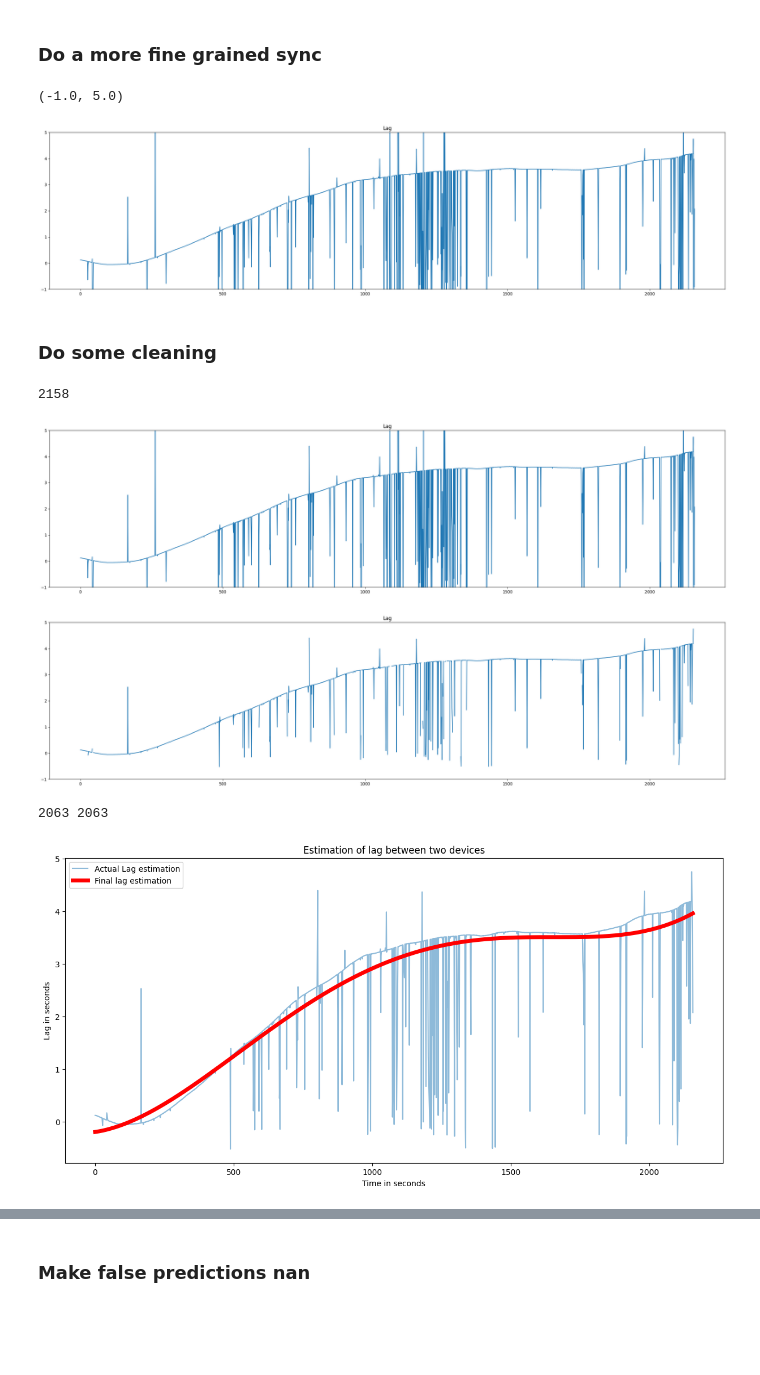
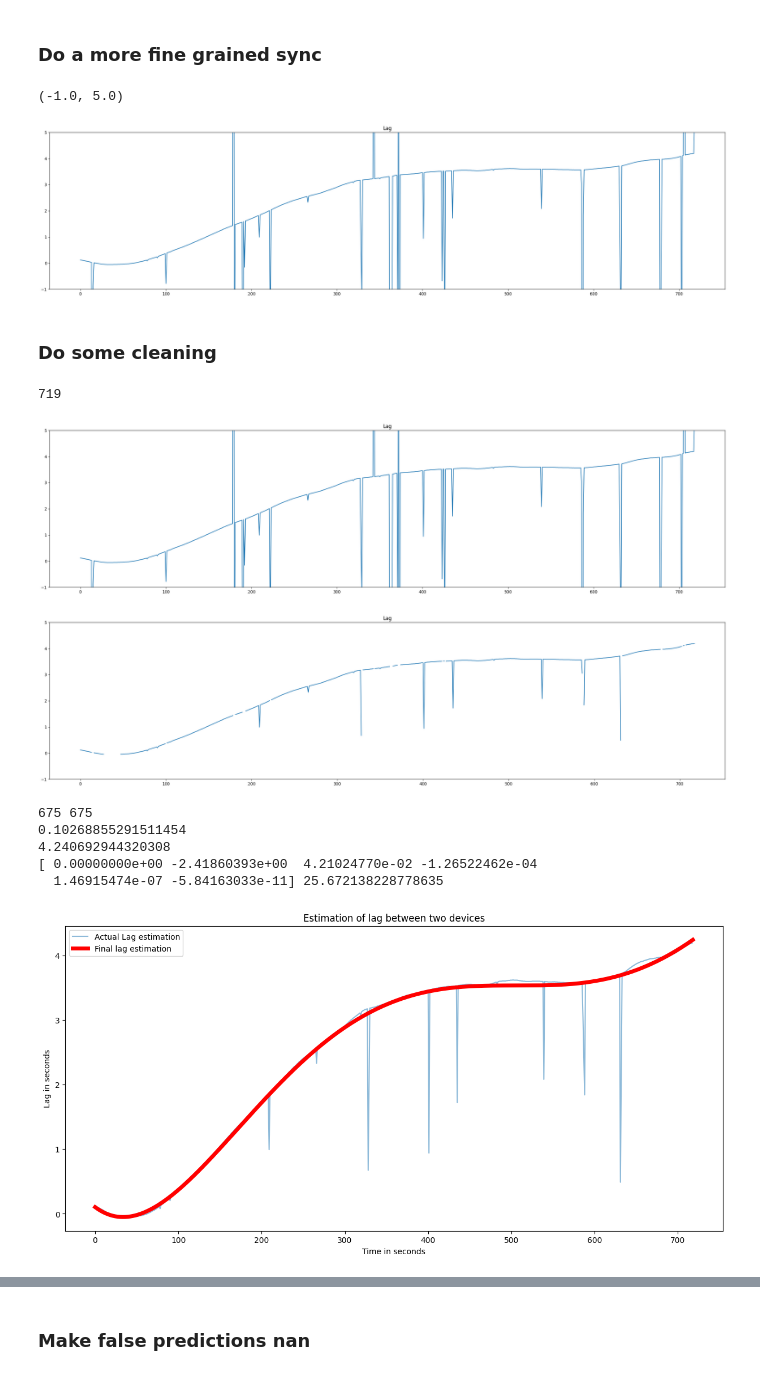
Before and after one commit to iduntech/idn-sync-data, a Jupyter notebook: sync_data.ipynb, the cells around one changed output, grey strips where cells are left out. Saved outputs shown, nothing was run; the diff lists cells and outputs as text; code cells hidden in the pictures; blank space fills up the shorter version.

```diff
--- a/sync_data.ipynb
+++ b/sync_data.ipynb
@@ -228,7 +228,7 @@ plt.ylim(-100,100)
 # %% [markdown]
 ### Do a more fine grained sync
 # %%
-samples_per_epoch = BASE_SAMPLE_RATE * 10
+samples_per_epoch = BASE_SAMPLE_RATE * 30 # 30 works best
 cutted_prodigy_epochs = epoch_data(prodigy_cut_data, samples_per_epoch)
 cutted_idun_epochs = epoch_data(idun_cut_data, samples_per_epoch)
 # %%
@@ -259,7 +259,7 @@ plt.title('Lag')
 plt.ylim(-1,5)
 # %% [output]
 (-1.0, 5.0)
-[figure, old version]
+[figure, new version]
 # %% [markdown]
 ### Do some cleaning
 # %%
@@ -288,44 +288,53 @@ plt.title('Lag')
 plt.ylim(-1,5)
 len(cleaned_fine_lag_arr)
 # %% [output]
-2158
+719
-[figure, old version]
+[figure, new version]
-[figure, old version]
+[figure, new version]
 # %%
 import numpy as np
 import matplotlib.pyplot as plt
 from sklearn.linear_model import LinearRegression
 from sklearn.preprocessing import PolynomialFeatures
 
 y = cleaned_fine_lag_arr
 X = np.arange(len(y)).reshape(-1, 1)
 X_copy = X.copy()
 # find where y is not nan
 not_nan_idx = np.where(~np.isnan(y))[0]
 y = y[not_nan_idx]
 X = X[not_nan_idx]
 print(len(y), len(X))
 
 # Transform the features to 2nd degree polynomial features
-poly = PolynomialFeatures(degree=4)
+poly = PolynomialFeatures(degree=5)
 X_poly = poly.fit_transform(X)
-
 # Create a LinearRegression model and fit it to the polynomial features
 reg = LinearRegression().fit(X_poly, y)
-
 # Predict values
 X_new_poly = poly.transform(X_copy)
 y_pred = reg.predict(X_new_poly)
+
+# print the first value of y_pred
+print(y_pred[0]/250)
+# print the last value of y_pred
+print(y_pred[-1]/250)
+# print the gradient and shift
+print(reg.coef_, reg.intercept_)
 
 # Plotting the regression curve
 plt.figure(figsize=(15, 7))
 plt.plot(X, y/250, label='Actual Lag estimation', alpha=0.5)
 plt.plot(X_copy, y_pred/250, "r-", label="Final lag estimation", linewidth=5)
 plt.title("Estimation of lag between two devices")
 plt.xlabel("Time in seconds")
 plt.ylabel("Lag in seconds")
 plt.legend()
 plt.show()
 # %% [output]
-2063 2063
+675 675
+0.10268855291511454
+4.240692944320308
+[ 0.00000000e+00 -2.41860393e+00  4.21024770e-02 -1.26522462e-04
+  1.46915474e-07 -5.84163033e-11] 25.672138228778635
-[figure, old version]
+[figure, new version]
```
Also changed, not shown: parts of 3 cells of this notebook.
